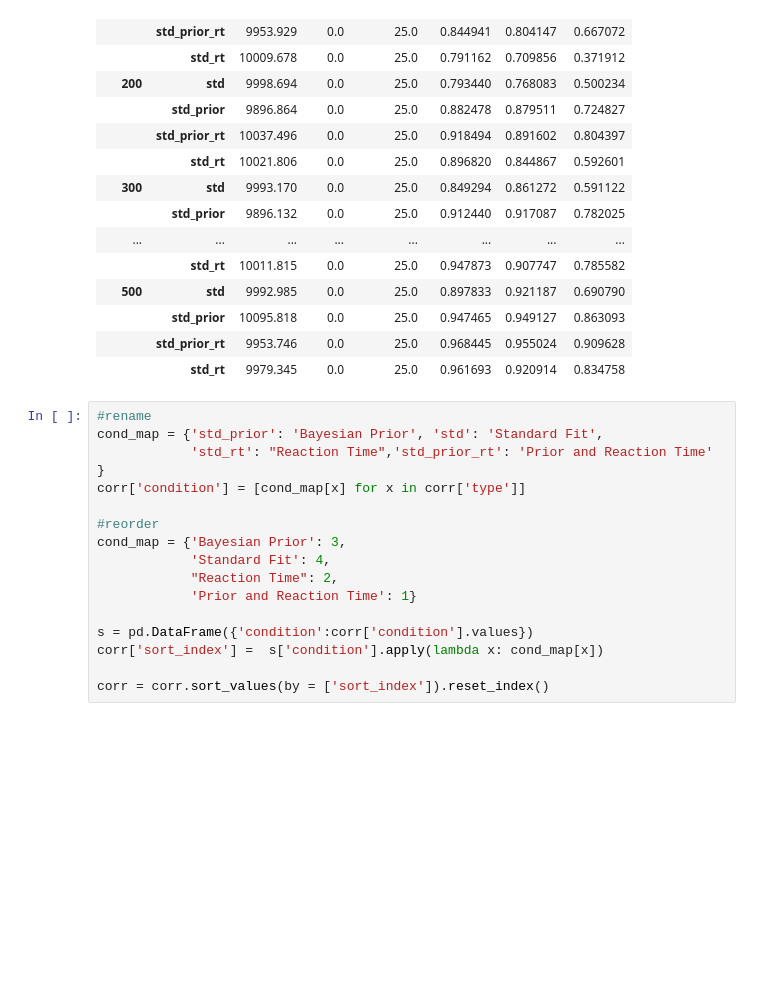
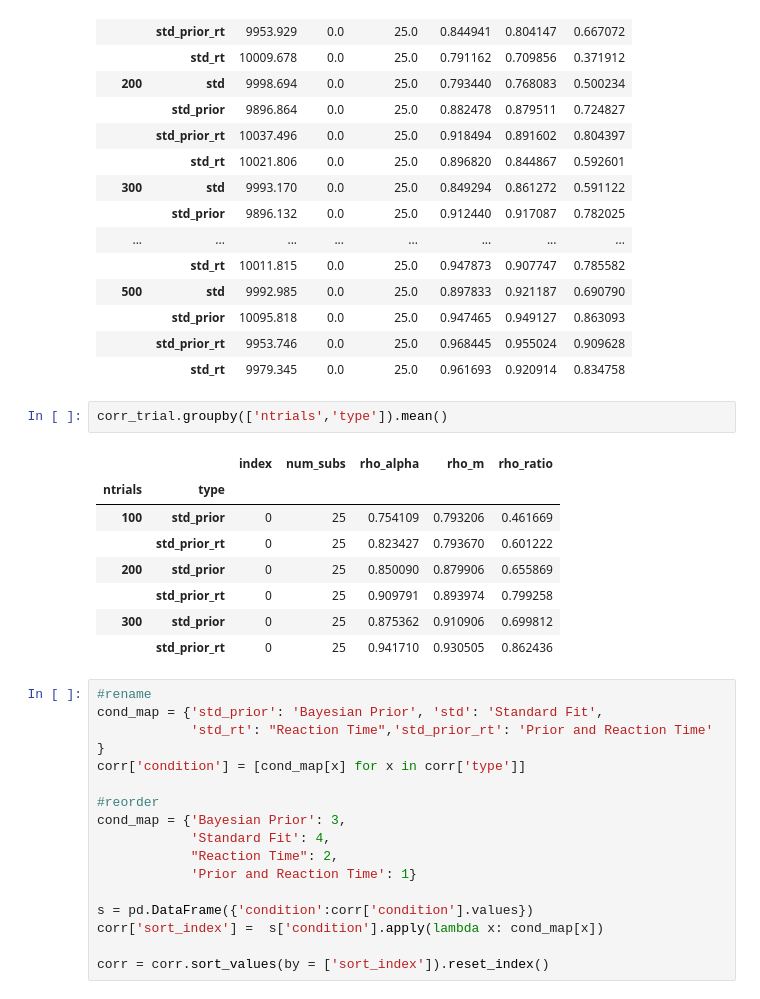
Before and after one commit to iancballard/RL-Tutorials, a Jupyter notebook: fit_models.ipynb, the cells around one changed output. Cells and saved outputs as stored; diff of their text form; blank space fills up the shorter version.

```diff
--- a/fit_models.ipynb
+++ b/fit_models.ipynb
@@ -397,6 +365,17 @@ corr.groupby(['ntrials','type']).mean()
 |  | std_prior | 10095.818 | 0.0 | 25.0 | 0.947465 | 0.949127 | 0.863093 |
 |  | std_prior_rt | 9953.746 | 0.0 | 25.0 | 0.968445 | 0.955024 | 0.909628 |
 |  | std_rt | 9979.345 | 0.0 | 25.0 | 0.961693 | 0.920914 | 0.834758 |
+# %%
+corr_trial.groupby(['ntrials','type']).mean()
+# %% [output]
+|  |  | index | num_subs | rho_alpha | rho_m | rho_ratio |
+| ntrials | type |  |  |  |  |  |
+| 100 | std_prior | 0 | 25 | 0.754109 | 0.793206 | 0.461669 |
+|  | std_prior_rt | 0 | 25 | 0.823427 | 0.793670 | 0.601222 |
+| 200 | std_prior | 0 | 25 | 0.850090 | 0.879906 | 0.655869 |
+|  | std_prior_rt | 0 | 25 | 0.909791 | 0.893974 | 0.799258 |
+| 300 | std_prior | 0 | 25 | 0.875362 | 0.910906 | 0.699812 |
+|  | std_prior_rt | 0 | 25 | 0.941710 | 0.930505 | 0.862436 |
 # %%
 #rename
 cond_map = {'std_prior': 'Bayesian Prior', 'std': 'Standard Fit',
```
Also changed, not shown: parts of 19 cells of this notebook.
